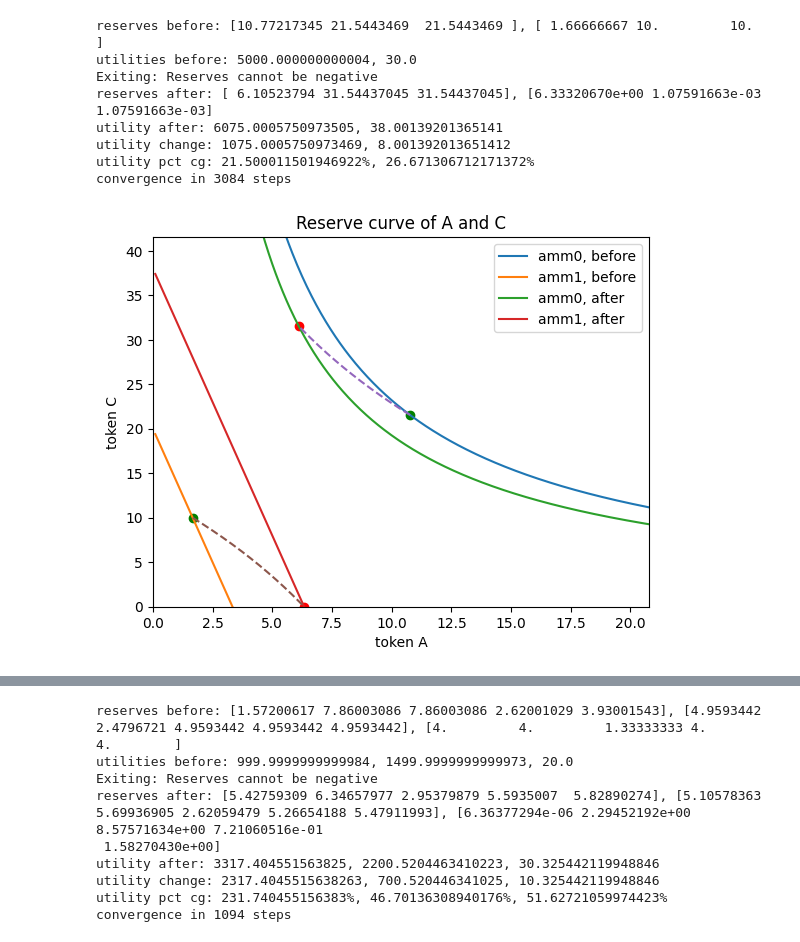
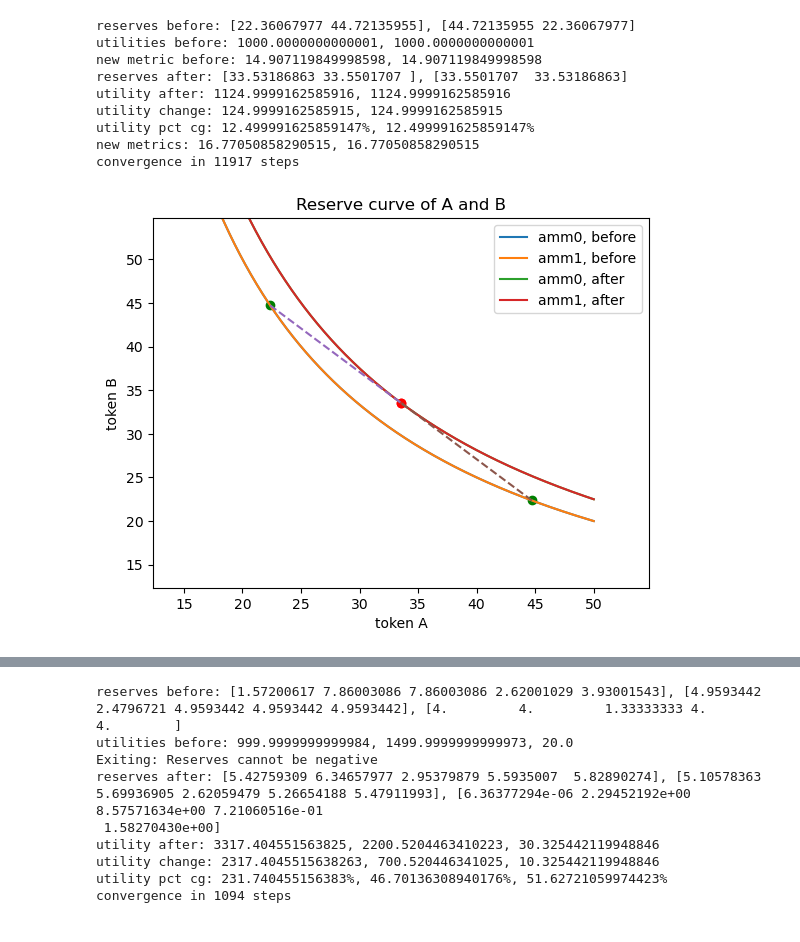
Before and after one commit to samdevo/AMM-experiments, a Jupyter notebook: notebooks/max_util.ipynb, the cells around one changed output, grey strips where cells are left out. Drawn from its saved outputs; the diff is of its cells as text; code cells hidden in the pictures.

```diff
--- a/max_util.ipynb
+++ b/notebooks/max_util.ipynb
@@ -148,7 +148,9 @@ class ConstantProductAMM(AMM):
         # the gradient of the product of the reserves is the product of the reserves divided by each reserve
         total_utility = self.utility
         grads = np.zeros_like(self._reserve)
-        grads[self._reserve != 0] = total_utility / self._reserve[self._reserve != 0]
+        # print(total_utility)
+        # print(total_utility / self._reserve)
+        grads = total_utility / self._reserve
         return grads
 
     @property
@@ -244,23 +246,33 @@ def rebalance_step(amm1, amm2, alpha):
 def rebalance_step_n_amms(amms, alpha):
     u1 = np.array([amm.utility for amm in amms])
     grads = np.array([amm.gradients() for amm in amms])
+    print("grads:")
+    print(grads)
     # mean gradient per AMM (one value for each AMM)
-    amm_means = np.mean(grads, axis=1)
+    amm_sums = np.sum(grads, axis=1)
+    print("amm_sums:")
+    print(amm_sums)
     # correct each amm in the case where one AMM's utilities are much higher
-    grads_normalized = grads / amm_means[:, np.newaxis]
+    grads_normalized = grads / amm_sums[:, np.newaxis]
+    print("grads_normalized:")
+    print(grads_normalized)
 
     # each token's mean gradient
     sum_each_token = np.sum(grads_normalized, axis=0)
     # find the average exluding self, to be subtracted from the gradient to calculate the delta
     avg_excluding_self = (sum_each_token - grads_normalized) / (len(amms) - 1)
     # calculate deltas, divide to account for the importance of each token
-    deltas = (grads_normalized - avg_excluding_self) / np.mean(grads_normalized, axis=0) # This is to make the deltas smaller when the gradients are large
+    deltas = (grads_normalized - avg_excluding_self)
+    deltas /= grads_normalized # This is to make the deltas smaller when the gradients are large
+    print("deltas:")
+    print(deltas)
     for amm, delta in zip(amms, deltas):
         try:
             amm.trade(alpha*delta)
         except OutOfBoundsError:
             pass
     u2 = np.array([amm.utility for amm in amms])
+    return 0 # FIXME
     return u2 - u1
 
 # print(reserves1)
@@ -271,6 +283,11 @@ def rebalance_n_amms(amms, epsilon, alpha, vis1="A", vis2="B", max_val=20):
     print(f"reserves before: {', '.join(str(amm.reserve) for amm in amms)}")
     utilities = [amm.utility for amm in amms]
     print(f"utilities before: {', '.join(str(u) for u in utilities)}")
+    gradient_sums = [np.sum(amm.gradients()) for amm in amms]
+    ut_over_grad_sums_before = [u / g for u, g in zip(utilities, gradient_sums)]
+    print(f"new metric before: {', '.join(str(u) for u in ut_over_grad_sums_before)}")
+
+
 
     reserves = []
     utility = []
@@ -309,8 +326,13 @@ def rebalance_n_amms(amms, epsilon, alpha, vis1="A", vis2="B", max_val=20):
         plt.ylim(bottom=0)
     print(f"reserves after: {', '.join(str(amm.reserve) for amm in amms)}")
     after_utilities = [amm.utility for amm in amms]
+    after_gradient_sums = [np.sum(amm.gradients()) for amm in amms]
+    ut_over_grad_sums_after = [u / g for u, g in zip(after_utilities, after_gradient_sums)]
     print(f"utility after: {', '.join(str(u) for u in after_utilities)}")
     print(f"utility change: {', '.join(str(u) for u in np.array(after_utilities) - np.array(utilities))}")
     print(f"utility pct cg: {', '.join(str(u)+'%' for u in 100*(np.array(after_utilities) - np.array(utilities)) / np.array(utilities))}")
+    print(f"new metrics after: {', '.join(str(u) for u in ut_over_grad_sums_after)}")
+    benefit_ratio = np.array(ut_over_grad_sums_after) / np.array(ut_over_grad_sums_before)
+    print(f"benefit ratio: {', '.join(str(u) for u in benefit_ratio)}")
     print(f"convergence in {reserves.shape[0]} steps")
     return reserves, utility
@@ -317,24 +378,25 @@ def rebalance_n_amms(amms, epsilon, alpha, vis1="A", vis2="B", max_val=20):
 # %%
 
-tokens = ['A', 'B', 'C']
+tokens = ['A', 'B']
 token_index = {token: i for i, token in enumerate(tokens)}
 
 amms = []
-amms.append(ConstantProductAMM.from_prices([2, 1, 1], 5000, [1, 1, 1]))
+amms.append(ConstantProductAMM.from_prices([2, 1], 1000, [1, 1]))
 # amms.append(ConstantProductAMM.from_prices([1, 2, 1], 3000, [1, 1, 1]))
-# amms.append(ConstantProductAMM.from_prices([1, 1, 2], 5000, [1, 1, 1]))
-amms.append(ConstantSumAMM.from_prices([6, 1, 1], 30))
+amms.append(ConstantProductAMM.from_prices([1, 2], 1000, [1, 1]))
+# amms.append(ConstantSumAMM.from_prices([6, 1, 1], 30))
 # amms.append(ConstantSumAMM.from_prices([1, 1, 3, 1, 1], 20))
 
-reserves, utility = rebalance_n_amms(amms, 1e-6, .01, "A", "C", 50)
+reserves, utility = rebalance_n_amms(amms, 1e-7, .01, "A", "B", 50)
 # amms[0].plot("A", "B")
 # %% [output]
-reserves before: [10.77217345 21.5443469  21.5443469 ], [ 1.66666667 10.         10.        ]
-utilities before: 5000.000000000004, 30.0
-Exiting: Reserves cannot be negative
-reserves after: [ 6.10523794 31.54437045 31.54437045], [6.33320670e+00 1.07591663e-03 1.07591663e-03]
-utility after: 6075.0005750973505, 38.00139201365141
-utility change: 1075.0005750973469, 8.001392013651412
-utility pct cg: 21.500011501946922%, 26.671306712171372%
-convergence in 3084 steps
+reserves before: [22.36067977 44.72135955], [44.72135955 22.36067977]
+utilities before: 1000.0000000000001, 1000.0000000000001
+new metric before: 14.907119849998598, 14.907119849998598
+reserves after: [33.53186863 33.5501707 ], [33.5501707  33.53186863]
+utility after: 1124.9999162585916, 1124.9999162585916
+utility change: 124.9999162585915, 124.9999162585915
+utility pct cg: 12.499991625859147%, 12.499991625859147%
+new metrics: 16.77050858290515, 16.77050858290515
+convergence in 11917 steps
-[figure, old version]
+[figure, new version]
```
Also changed, not shown: parts of 3 cells of this notebook, 5 other files.
